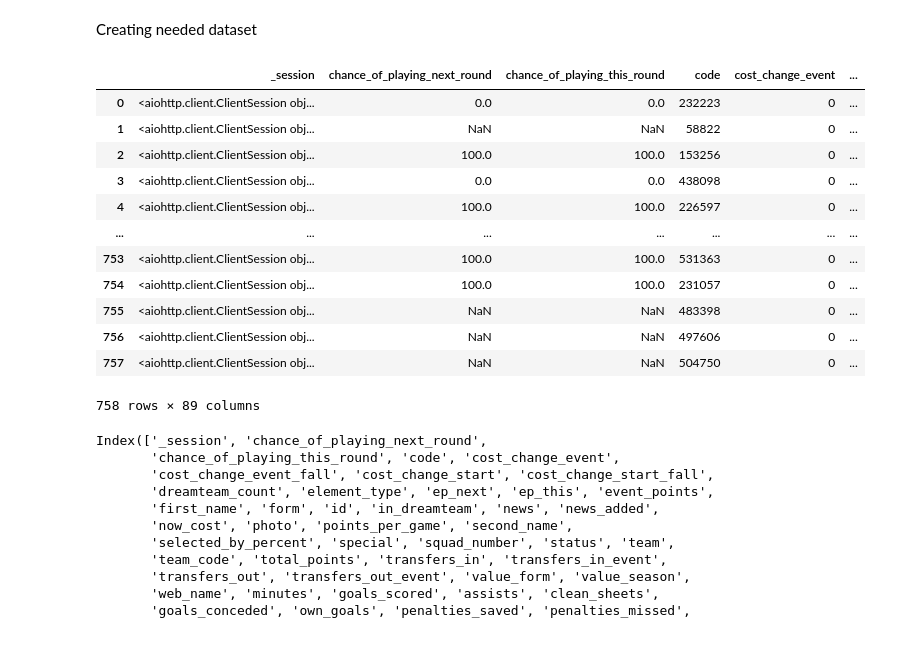
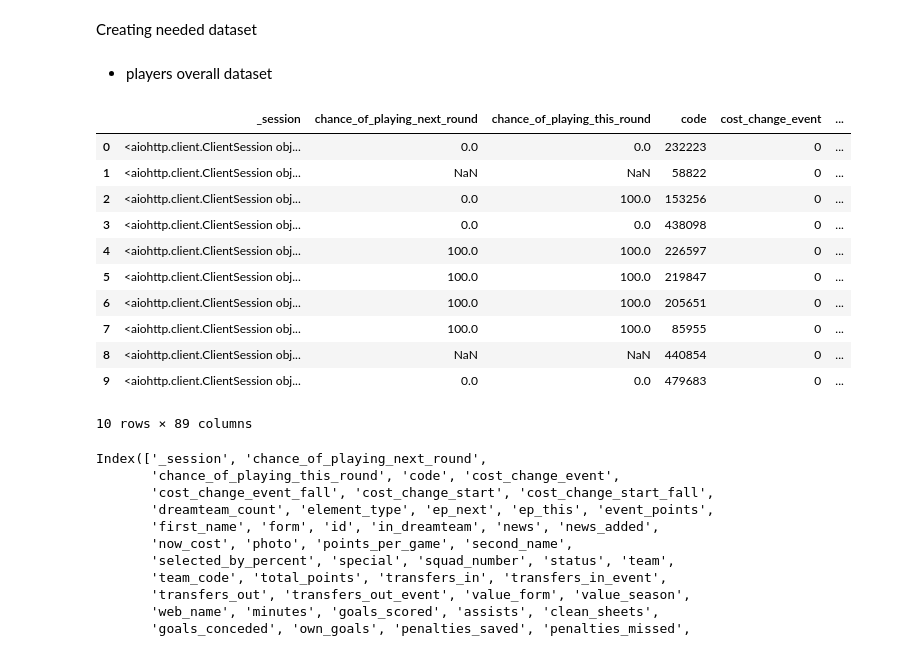
Before and after one commit to kfaryn/Fantasy-Premier-League, a Jupyter notebook: FPL.ipynb, the cells around one changed output. Saved outputs shown, nothing was run; the diff lists cells and outputs as text; code cells hidden in the pictures.

```diff
--- a/FPL.ipynb
+++ b/FPL.ipynb
@@ -15,5 +15,7 @@ print(dir(FPL))
-# %% [markdown]
-Creating needed dataset
+# %% [markdown]
+Creating needed dataset
+# %% [markdown]
+- players overall dataset
 # %%
 # Allow running nested event loops
 nest_asyncio.apply()
@@ -36,18 +38,17 @@ async def main():
 # Run the asynchronous function in the event loop
 players_data = asyncio.run(main())
 # %%
-players_data
+players_data.head(10)
 # %% [output]
 |  | _session | chance_of_playing_next_round | chance_of_playing_this_round | code | cost_change_event | ... |
 | 0 | <aiohttp.client.ClientSession obj... | 0.0 | 0.0 | 232223 | 0 | ... |
 | 1 | <aiohttp.client.ClientSession obj... | NaN | NaN | 58822 | 0 | ... |
-| 2 | <aiohttp.client.ClientSession obj... | 100.0 | 100.0 | 153256 | 0 | ... |
+| 2 | <aiohttp.client.ClientSession obj... | 0.0 | 100.0 | 153256 | 0 | ... |
 | 3 | <aiohttp.client.ClientSession obj... | 0.0 | 0.0 | 438098 | 0 | ... |
 | 4 | <aiohttp.client.ClientSession obj... | 100.0 | 100.0 | 226597 | 0 | ... |
-| ... | ... | ... | ... | ... | ... | ... |
-| 753 | <aiohttp.client.ClientSession obj... | 100.0 | 100.0 | 531363 | 0 | ... |
-| 754 | <aiohttp.client.ClientSession obj... | 100.0 | 100.0 | 231057 | 0 | ... |
-| 755 | <aiohttp.client.ClientSession obj... | NaN | NaN | 483398 | 0 | ... |
-| 756 | <aiohttp.client.ClientSession obj... | NaN | NaN | 497606 | 0 | ... |
-| 757 | <aiohttp.client.ClientSession obj... | NaN | NaN | 504750 | 0 | ... |
+| 5 | <aiohttp.client.ClientSession obj... | 100.0 | 100.0 | 219847 | 0 | ... |
+| 6 | <aiohttp.client.ClientSession obj... | 100.0 | 100.0 | 205651 | 0 | ... |
+| 7 | <aiohttp.client.ClientSession obj... | 100.0 | 100.0 | 85955 | 0 | ... |
+| 8 | <aiohttp.client.ClientSession obj... | NaN | NaN | 440854 | 0 | ... |
+| 9 | <aiohttp.client.ClientSession obj... | 0.0 | 0.0 | 479683 | 0 | ... |
-758 rows × 89 columns
+10 rows × 89 columns
```
Also changed, not shown: parts of 20 cells of this notebook.
